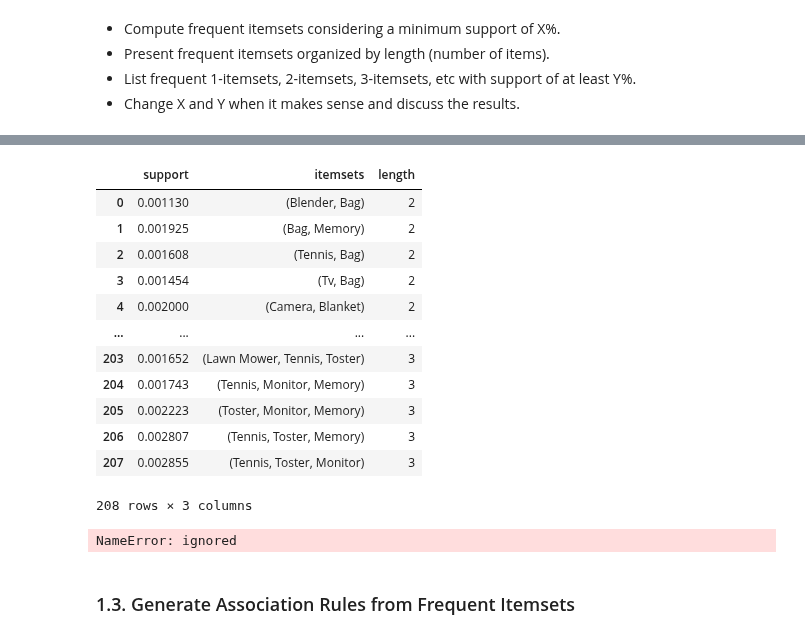
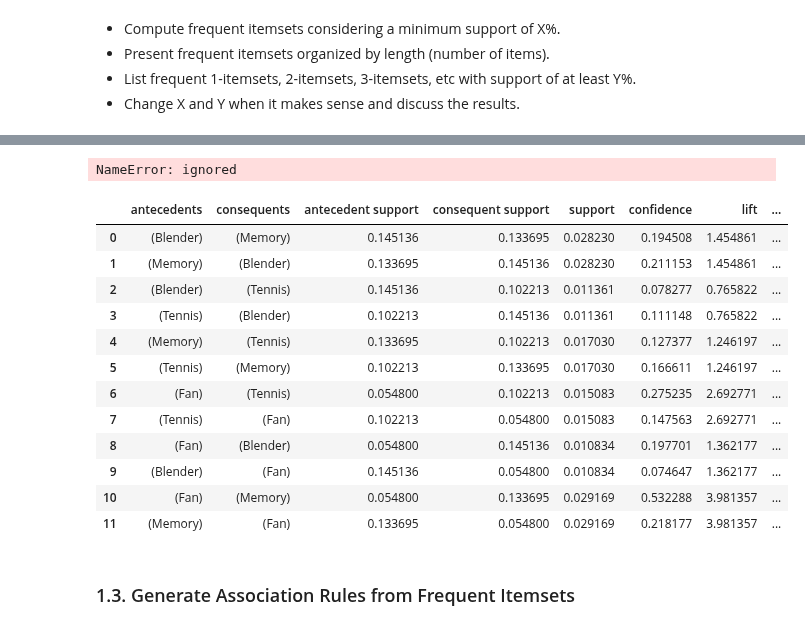
Before and after one commit to flpsantos3/PD_01, a Jupyter notebook: PD_202021_P1.ipynb, the cells around one changed output, grey strips where cells are left out. Cells and saved outputs as stored; diff of their text form; code cells hidden in the pictures.

```diff
--- a/PD_202021_P1.ipynb
+++ b/PD_202021_P1.ipynb
@@ -337,33 +328,42 @@ binary_database.head(3)
 # %%
 #Compute itemsets min_support = 1%
-frequent_itemsets = apriori(binary_database, min_support=0.001, use_colnames=True)
-
+frequent_itemsets = apriori(binary_database, min_support=0.00001, use_colnames=True)
+#Rules grau 1
+rules = association_rules(frequent_itemsets, metric="confidence", min_threshold=0.00001)
+rules
 # add new column length
 frequent_itemsets['length'] = frequent_itemsets['itemsets'].apply(lambda x: len(x))
-
 # filter using pattern length = 2
 frequent_2_itemsets = frequent_itemsets[frequent_itemsets['length'] >= 2].reset_index(drop=True)
-frequent_2_itemsets
+#frequent_2_itemsets
+#Rules grau 2
+#rules2 = association_rules(frequent_2_itemsets, metric="confidence", min_threshold=0.001)
+#rules2
 # %% [output]
-|  | support | itemsets | length |
-| 0 | 0.001130 | (Blender, Bag) | 2 |
-| 1 | 0.001925 | (Bag, Memory) | 2 |
-| 2 | 0.001608 | (Tennis, Bag) | 2 |
-| 3 | 0.001454 | (Tv, Bag) | 2 |
-| 4 | 0.002000 | (Camera, Blanket) | 2 |
-| ... | ... | ... | ... |
-| 203 | 0.001652 | (Lawn Mower, Tennis, Toster) | 3 |
-| 204 | 0.001743 | (Tennis, Monitor, Memory) | 3 |
-| 205 | 0.002223 | (Toster, Monitor, Memory) | 3 |
-| 206 | 0.002807 | (Tennis, Toster, Memory) | 3 |
-| 207 | 0.002855 | (Tennis, Toster, Monitor) | 3 |
-208 rows × 3 columns
+NameError: ignored
 # %%
 #FP-Growth é melhori que apriori
 
-frequent_itemsets_fpg=fpgrowth(binary_database, min_support=0.6,use_colnames=True)
+frequent_itemsets_fpg=fpgrowth(binary_database, min_support=0.01,use_colnames=True)
+frequent_itemsets_fpg
+# Generate association rules with confidence >= 90%
+
+rules = association_rules(frequent_itemsets_fpg, metric = "confidence", min_threshold=0.01)
+rules
 # %% [output]
-NameError: ignored
+|  | antecedents | consequents | antecedent support | consequent support | support | confidence | lift | ... |
+| 0 | (Blender) | (Memory) | 0.145136 | 0.133695 | 0.028230 | 0.194508 | 1.454861 | ... |
+| 1 | (Memory) | (Blender) | 0.133695 | 0.145136 | 0.028230 | 0.211153 | 1.454861 | ... |
+| 2 | (Blender) | (Tennis) | 0.145136 | 0.102213 | 0.011361 | 0.078277 | 0.765822 | ... |
+| 3 | (Tennis) | (Blender) | 0.102213 | 0.145136 | 0.011361 | 0.111148 | 0.765822 | ... |
+| 4 | (Memory) | (Tennis) | 0.133695 | 0.102213 | 0.017030 | 0.127377 | 1.246197 | ... |
+| 5 | (Tennis) | (Memory) | 0.102213 | 0.133695 | 0.017030 | 0.166611 | 1.246197 | ... |
+| 6 | (Fan) | (Tennis) | 0.054800 | 0.102213 | 0.015083 | 0.275235 | 2.692771 | ... |
+| 7 | (Tennis) | (Fan) | 0.102213 | 0.054800 | 0.015083 | 0.147563 | 2.692771 | ... |
+| 8 | (Fan) | (Blender) | 0.054800 | 0.145136 | 0.010834 | 0.197701 | 1.362177 | ... |
+| 9 | (Blender) | (Fan) | 0.145136 | 0.054800 | 0.010834 | 0.074647 | 1.362177 | ... |
+| 10 | (Fan) | (Memory) | 0.054800 | 0.133695 | 0.029169 | 0.532288 | 3.981357 | ... |
+| 11 | (Memory) | (Fan) | 0.133695 | 0.054800 | 0.029169 | 0.218177 | 3.981357 | ... |
 # %% [markdown]
 ### 1.3. Generate Association Rules from Frequent Itemsets
 # %% [markdown]
```
Also changed, not shown: parts of 7 cells of this notebook.
